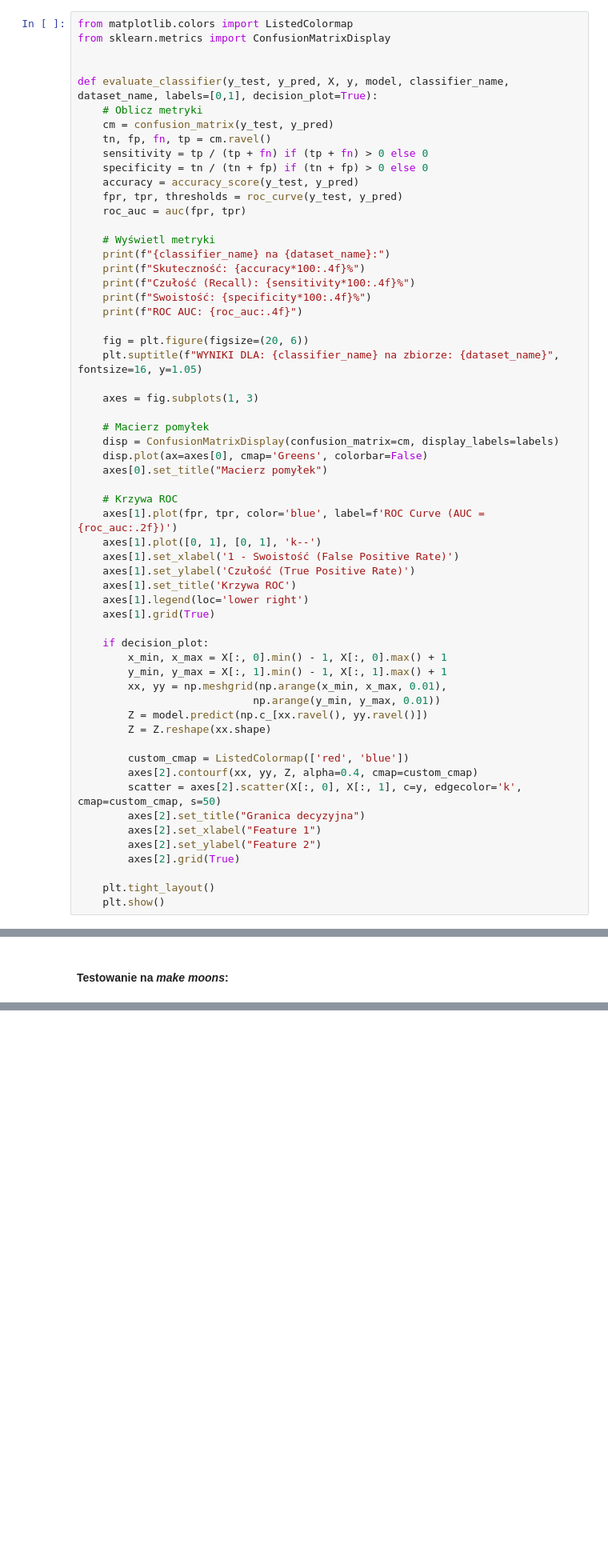
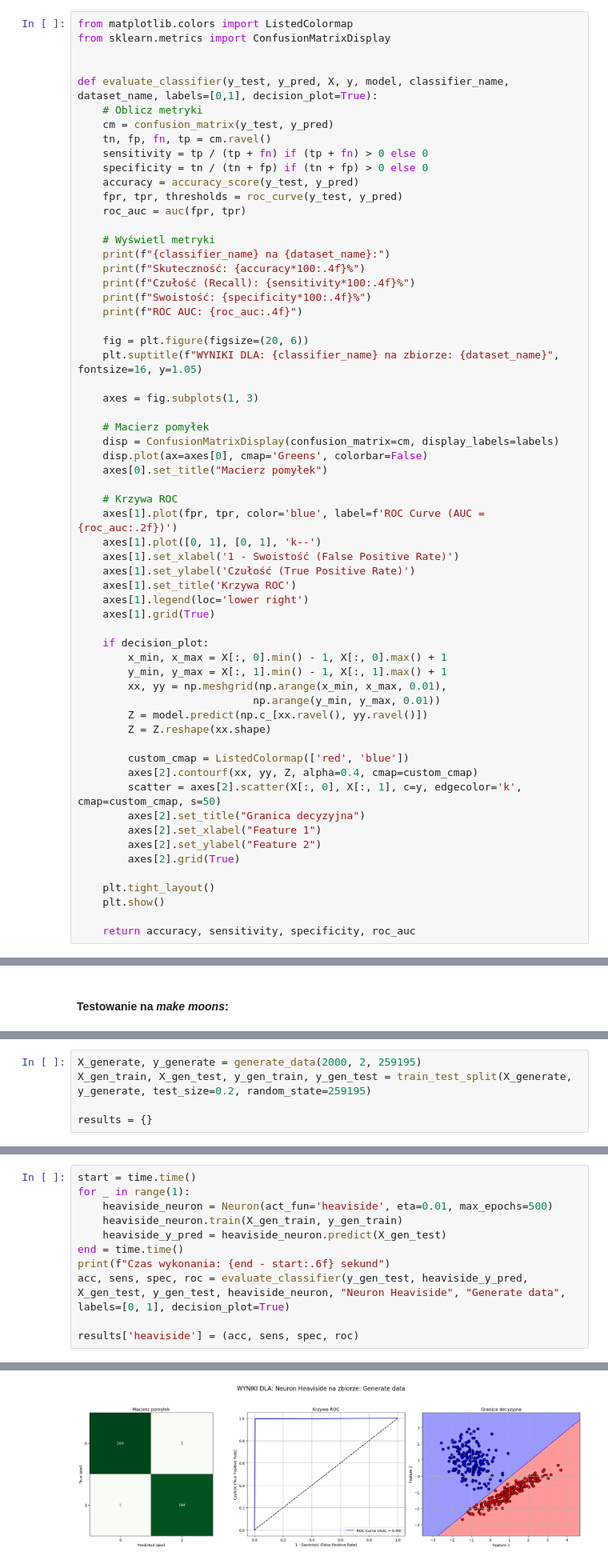
Before and after one commit to Jvsin/ai-studies, a Jupyter notebook: pum2025/LAB7/lab7.ipynb, the cells around one changed output, grey strips where cells are left out. Shown at 80% size. Cells and saved outputs as stored; diff of their text form; blank space fills up the shorter version.

```diff
--- a/pum2025/LAB7/lab7.ipynb
+++ b/pum2025/LAB7/lab7.ipynb
@@ -95,6 +95,8 @@ def evaluate_classifier(y_test, y_pred, X, y, model, classifier_name, dataset_na
 
     plt.tight_layout()
     plt.show()
+
+    return accuracy, sensitivity, specificity, roc_auc
 # %% [markdown]
 #### Implementacja Neuronu
 # %%
@@ -202,0 +308,5 @@ Wykres funkcji straty dla danych Moons:
+# %%
+X_generate, y_generate = generate_data(2000, 2, 259195)
+X_gen_train, X_gen_test, y_gen_train, y_gen_test = train_test_split(X_generate, y_generate, test_size=0.2, random_state=259195)
+
+results = {}
@@ -202,0 +317,12 @@ Wykres funkcji straty dla danych Moons:
+# %%
+start = time.time()
+for _ in range(1):
+    heaviside_neuron = Neuron(act_fun='heaviside', eta=0.01, max_epochs=500)
+    heaviside_neuron.train(X_gen_train, y_gen_train)
+    heaviside_y_pred = heaviside_neuron.predict(X_gen_test)
+end = time.time()
+print(f"Czas wykonania: {end - start:.6f} sekund")
+acc, sens, spec, roc = evaluate_classifier(y_gen_test, heaviside_y_pred, X_gen_test, y_gen_test, heaviside_neuron, "Neuron Heaviside", "Generate data", labels=[0, 1], decision_plot=True)
+
+results['heaviside'] = (acc, sens, spec, roc)
+# %% [output]
@@ -202,0 +335 @@ Wykres funkcji straty dla danych Moons:
+[figure, added]
```
Also changed, not shown: parts of 18 cells of this notebook.
